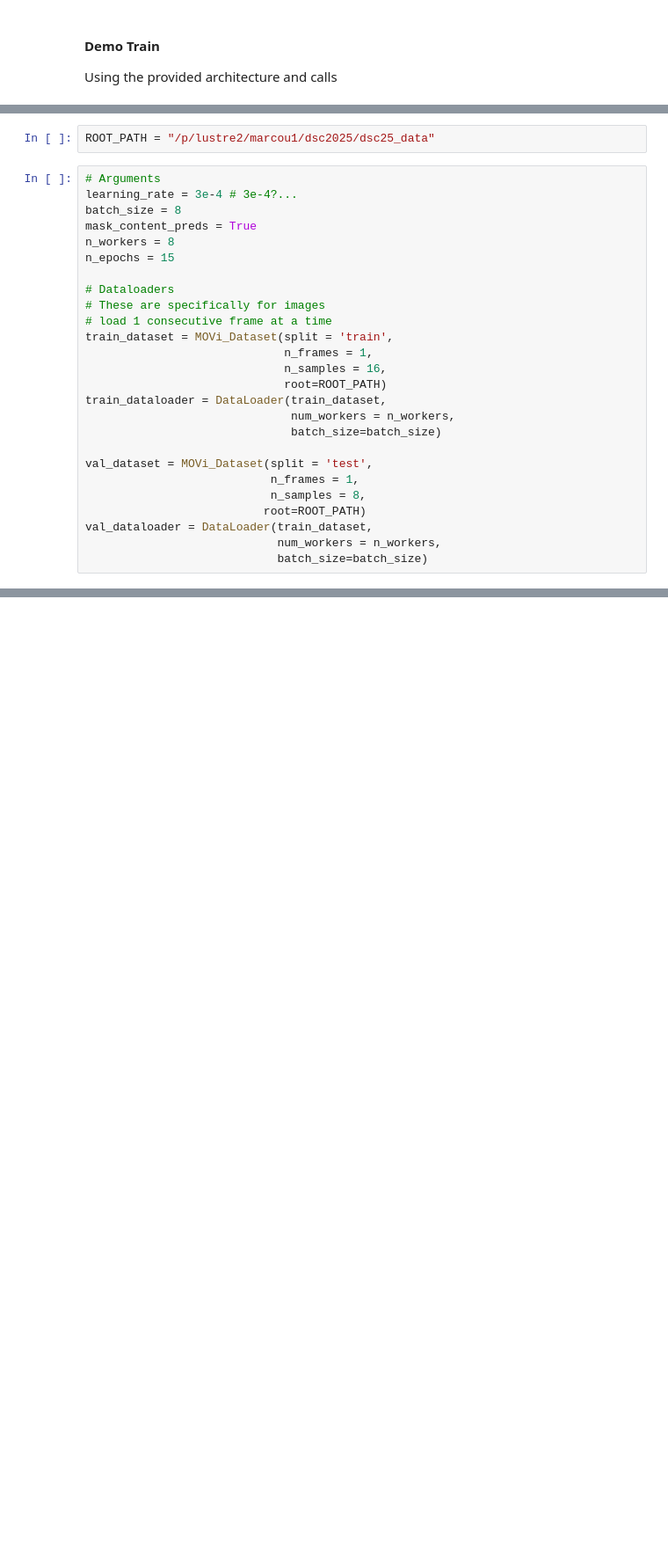
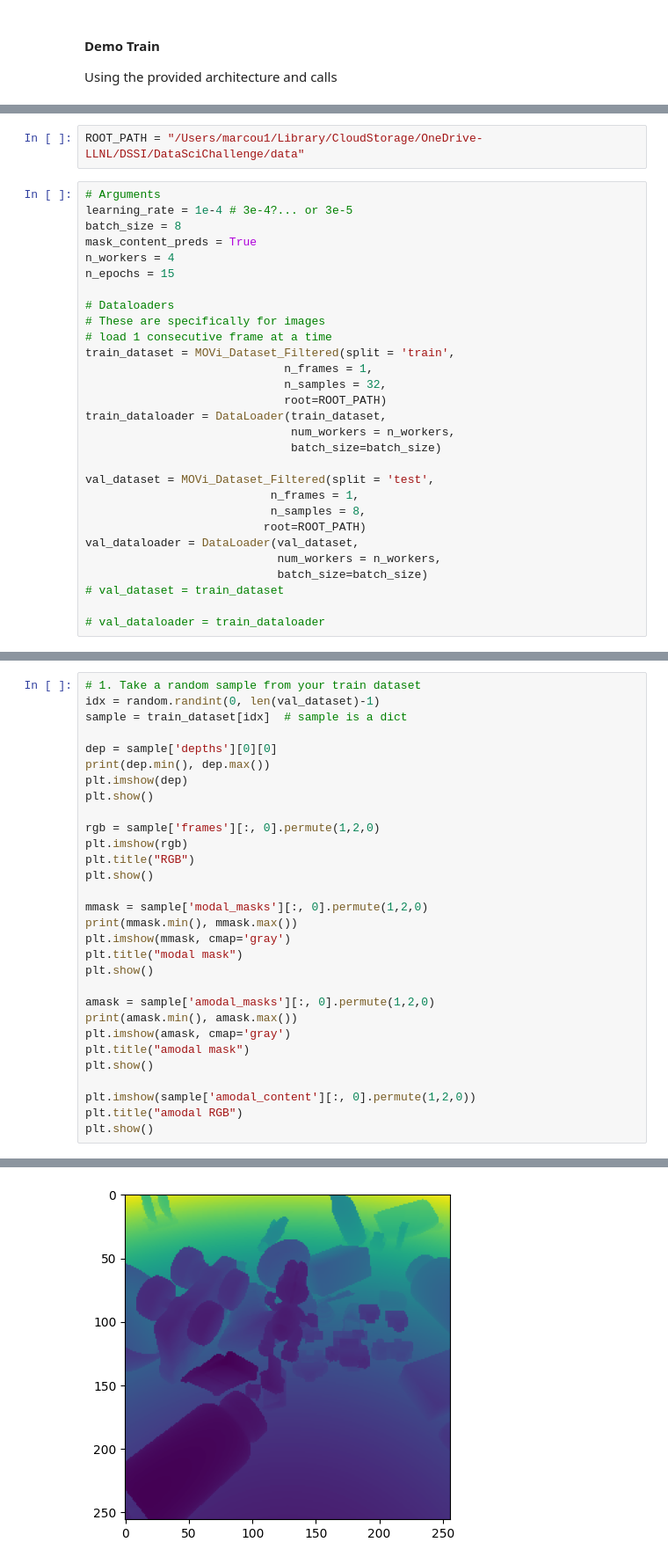
Before and after one commit to campbell108/groupj_llnl, a Jupyter notebook: notebooks/task2/test_video_model.ipynb, the cells around one changed output, grey strips where cells are left out. Shown at 88% size. Saved outputs shown, nothing was run; the diff lists cells and outputs as text; blank space fills up the shorter version.

```diff
--- a/notebooks/task2/test_video_model.ipynb
+++ b/notebooks/task2/test_video_model.ipynb
@@ -360,30 +370,33 @@ cuda
 # %%
-ROOT_PATH = "/p/lustre2/marcou1/dsc2025/dsc25_data"
+ROOT_PATH = "/Users/marcou1/Library/CloudStorage/OneDrive-LLNL/DSSI/DataSciChallenge/data"
 # %%
 # Arguments
-learning_rate = 3e-4 # 3e-4?...
+learning_rate = 1e-4 # 3e-4?... or 3e-5
 batch_size = 8
 mask_content_preds = True
-n_workers = 8
+n_workers = 4
 n_epochs = 15
 
 # Dataloaders
 # These are specifically for images
 # load 1 consecutive frame at a time
-train_dataset = MOVi_Dataset(split = 'train',
+train_dataset = MOVi_Dataset_Filtered(split = 'train',
                              n_frames = 1,
-                             n_samples = 16,
+                             n_samples = 32,
                              root=ROOT_PATH)
 train_dataloader = DataLoader(train_dataset,
                               num_workers = n_workers,
                               batch_size=batch_size)
 
-val_dataset = MOVi_Dataset(split = 'test',
+val_dataset = MOVi_Dataset_Filtered(split = 'test',
                            n_frames = 1,
                            n_samples = 8,
                           root=ROOT_PATH)
-val_dataloader = DataLoader(train_dataset,
+val_dataloader = DataLoader(val_dataset,
                             num_workers = n_workers,
                             batch_size=batch_size)
+# val_dataset = train_dataset
+
+# val_dataloader = train_dataloader
 # %% [output]
 Dataset init on train
@@ -392,0 +427,31 @@ Init data top dir: /p/lustre2/marcou1/dsc2025/dsc25_data/test/
+# %%
+# 1. Take a random sample from your train dataset
+idx = random.randint(0, len(val_dataset)-1)
+sample = train_dataset[idx]  # sample is a dict
+
+dep = sample['depths'][0][0]
+print(dep.min(), dep.max())
+plt.imshow(dep)
+plt.show()
+
+rgb = sample['frames'][:, 0].permute(1,2,0)
+plt.imshow(rgb)
+plt.title("RGB")
+plt.show()
+
+mmask = sample['modal_masks'][:, 0].permute(1,2,0)
+print(mmask.min(), mmask.max())
+plt.imshow(mmask, cmap='gray')
+plt.title("modal mask")
+plt.show()
+
+amask = sample['amodal_masks'][:, 0].permute(1,2,0)
+print(amask.min(), amask.max())
+plt.imshow(amask, cmap='gray')
+plt.title("amodal mask")
+plt.show()
+
+plt.imshow(sample['amodal_content'][:, 0].permute(1,2,0))
+plt.title("amodal RGB")
+plt.show()
+# %% [output]
@@ -392,0 +459 @@ Init data top dir: /p/lustre2/marcou1/dsc2025/dsc25_data/test/
+[figure, added]
```
Also changed, not shown: parts of 28 cells of this notebook.
